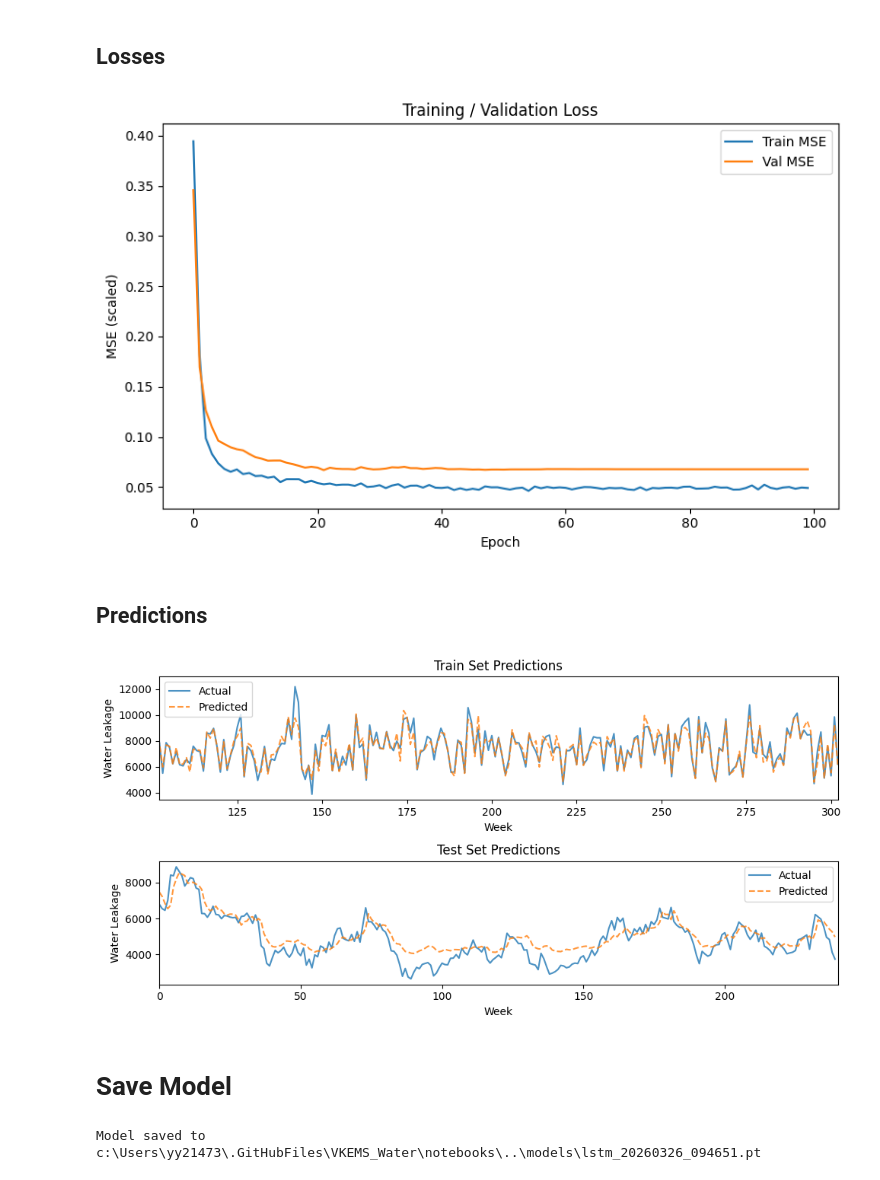
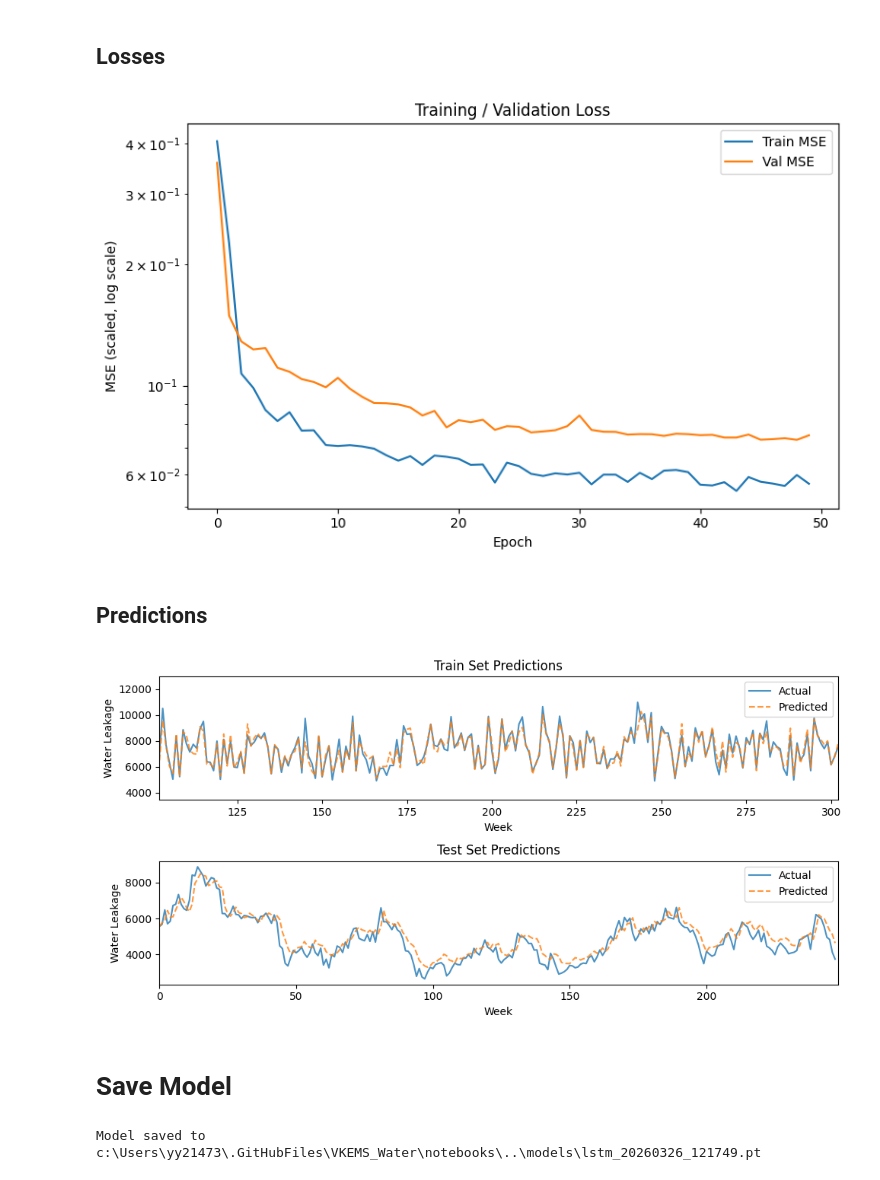
Before and after one commit to J3nF/VKEMS_Water, a Jupyter notebook: notebooks/lstm.ipynb, the cells around one changed output. Saved outputs shown, nothing was run; the diff lists cells and outputs as text; code cells hidden in the pictures.

```diff
--- a/notebooks/lstm.ipynb
+++ b/notebooks/lstm.ipynb
@@ -23,20 +23,20 @@ df.set_index('date', inplace=True)
 # %% [markdown]
 # Configuration
 # %%
-FEATURE_COLS = ["temperature_2m_min", "soil_temperature_100_to_255cm_min", "soil_moisture_100_to_255cm_min", "precipitation_min",
-                "temperature_2m_max", "soil_temperature_100_to_255cm_max", "soil_moisture_100_to_255cm_max", "precipitation_max",
+FEATURE_COLS = ["temperature_2m_min", "soil_temperature_28_to_100cm_min", "soil_moisture_28_to_100cm_min", "precipitation_min",
+                "temperature_2m_max", "soil_temperature_28_to_100cm_max", "soil_moisture_28_to_100cm_max", "precipitation_max",
                 'water_leakage']
 TARGET_COL   = "water_leakage"
 # %% [markdown]
 # Hyperparameters
 # %%
-SEQ_LEN      = 12      # look-back window (weeks)
-BATCH_SIZE   = 8
+SEQ_LEN      = 4 #4     # look-back window (weeks)
+BATCH_SIZE   = 8 #8
 HIDDEN_SIZE  = 32
 NUM_LAYERS   = 1
-DROPOUT      = 0.2
+DROPOUT      = 0.4
 LEARNING_RATE = 5e-4
-EPOCHS       = 100
+EPOCHS       = 50
 TEST_SIZE    = 0.2     # fraction of data held out for testing
 VAL_SIZE     = 0.1     # fraction of training data used for validation
 SEED         = 42
@@ -241,7 +242,7 @@ test_dl  = DataLoader(test_ds,  batch_size=BATCH_SIZE)
 # Model Intialisation
 # %%
 model     = LeakageLSTM(len(FEATURE_COLS), HIDDEN_SIZE, NUM_LAYERS, DROPOUT).to(DEVICE)
-optimizer = torch.optim.Adam(model.parameters(), lr=LEARNING_RATE)
+optimizer = torch.optim.Adam(model.parameters(), lr=LEARNING_RATE, weight_decay=1e-5)
 scheduler = torch.optim.lr_scheduler.ReduceLROnPlateau(optimizer, patience=5, factor=0.5)
 criterion = nn.SmoothL1Loss()
 
@@ -335,18 +331,19 @@ print(f"  R²   : {r2:.4f}")
 # %%
 figLoss, axLoss = plt.subplots(figsize=(8, 5))
 
 # Training & validation loss curves
 
 axLoss.plot(history["train_loss"], label="Train MSE")
 axLoss.plot(history["val_loss"],   label="Val MSE")
 axLoss.set_title("Training / Validation Loss")
 axLoss.set_xlabel("Epoch")
-axLoss.set_ylabel("MSE (scaled)")
+axLoss.set_ylabel("MSE (scaled, log scale)")
+axLoss.set_yscale("log")
 axLoss.legend()
 
 plt.tight_layout()
 # %% [output]
-[figure, old version]
+[figure, new version]
 # %% [markdown]
 ## Predictions
 # %%
@@ -372,11 +369,9 @@ axPred[1].set_xlabel("Week")
 axPred[1].set_ylabel("Water Leakage")
 axPred[1].legend()
 axPred[1].set_xlim(offset if offset + window < len(trues) else 0, min(offset + window, len(trues)))
-
-
 plt.tight_layout()
 # %% [output]
-[figure, old version]
+[figure, new version]
 # %% [markdown]
 # Save Model
 # %%
@@ -396,4 +391,4 @@ torch.save({
 }, savePath)
 print(f"Model saved to {savePath}")
 # %% [output]
-Model saved to c:\Users\yy21473\.GitHubFiles\VKEMS_Water\notebooks\..\models\lstm_20260326_094651.pt
+Model saved to c:\Users\yy21473\.GitHubFiles\VKEMS_Water\notebooks\..\models\lstm_20260326_121749.pt
```
Also changed, not shown: parts of 8 cells of this notebook, 6 other files.
